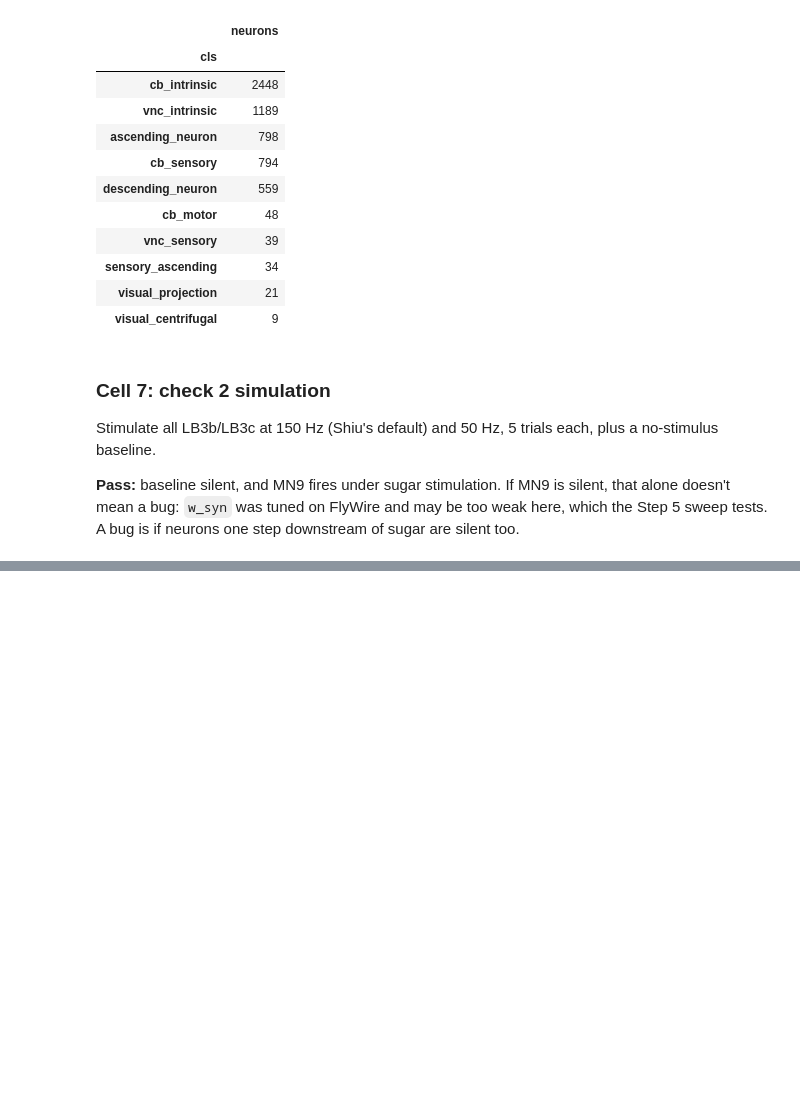
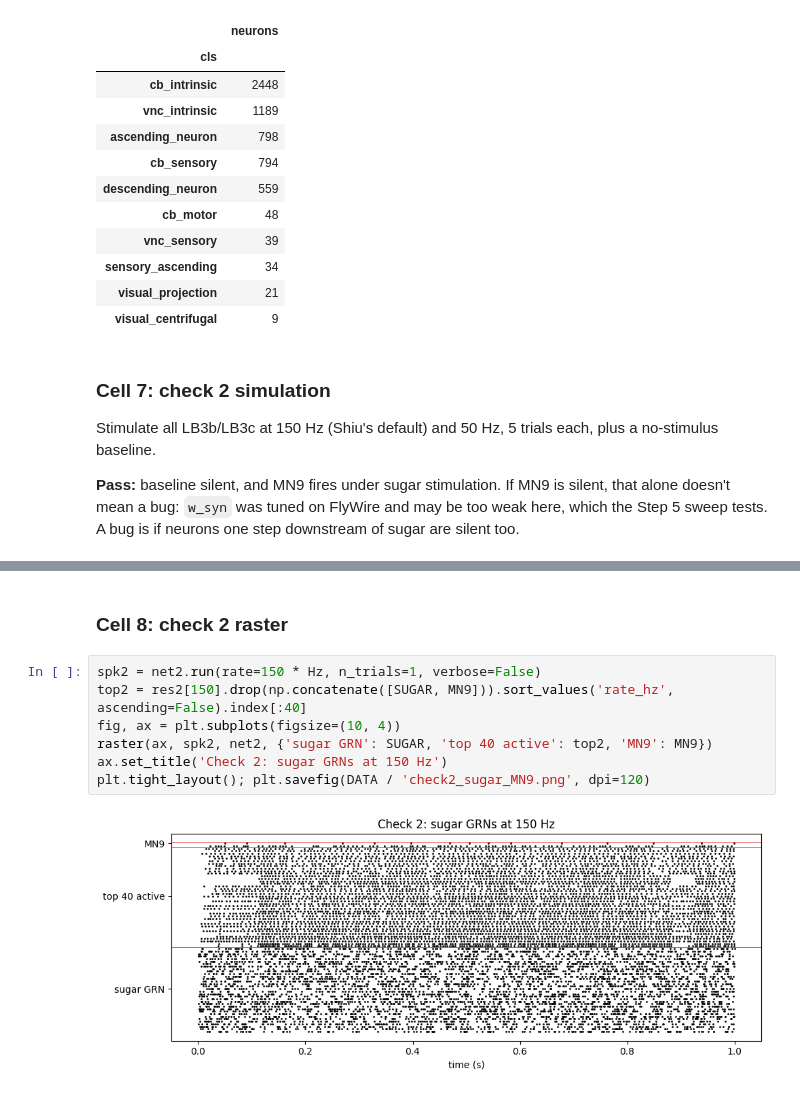
Before and after one commit to Notlord69/arm_simulation, a Jupyter notebook: brain/03_simulation.ipynb, the cells around one changed output, grey strips where cells are left out. Saved outputs shown, nothing was run; the diff lists cells and outputs as text; blank space fills up the shorter version.

Commit message:
Extra Check

```diff
--- a/brain/03_simulation.ipynb
+++ b/brain/03_simulation.ipynb
@@ -326,3 +326,14 @@ most active neurons at 150 Hz (excluding sugar GRNs):
 | 21889 | 13351 | GNG019 | cb_intrinsic | acetylcholine | 125.6 |
 | 49390 | 10135 | DNge031 | descending_neuron | gaba | 125.2 |
 | 22056 | 50835 | GNG334 | cb_intrinsic | acetylcholine | 124.2 |
+# %% [markdown]
+### Cell 8: check 2 raster
+# %%
+spk2 = net2.run(rate=150 * Hz, n_trials=1, verbose=False)
+top2 = res2[150].drop(np.concatenate([SUGAR, MN9])).sort_values('rate_hz', ascending=False).index[:40]
+fig, ax = plt.subplots(figsize=(10, 4))
+raster(ax, spk2, net2, {'sugar GRN': SUGAR, 'top 40 active': top2, 'MN9': MN9})
+ax.set_title('Check 2: sugar GRNs at 150 Hz')
+plt.tight_layout(); plt.savefig(DATA / 'check2_sugar_MN9.png', dpi=120)
+# %% [output]
+[figure, added]
```
Also changed, not shown: parts of 18 cells of this notebook, 1 other file.
